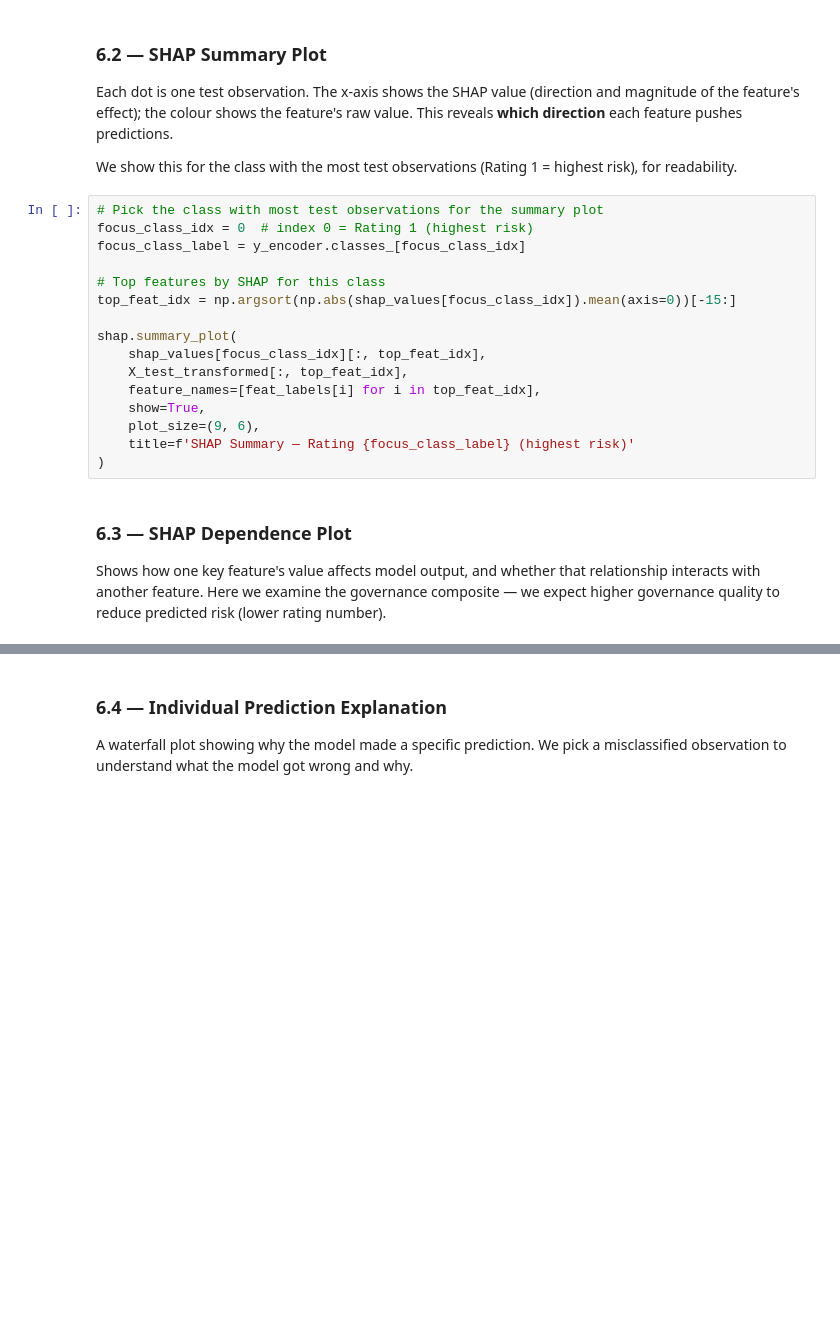
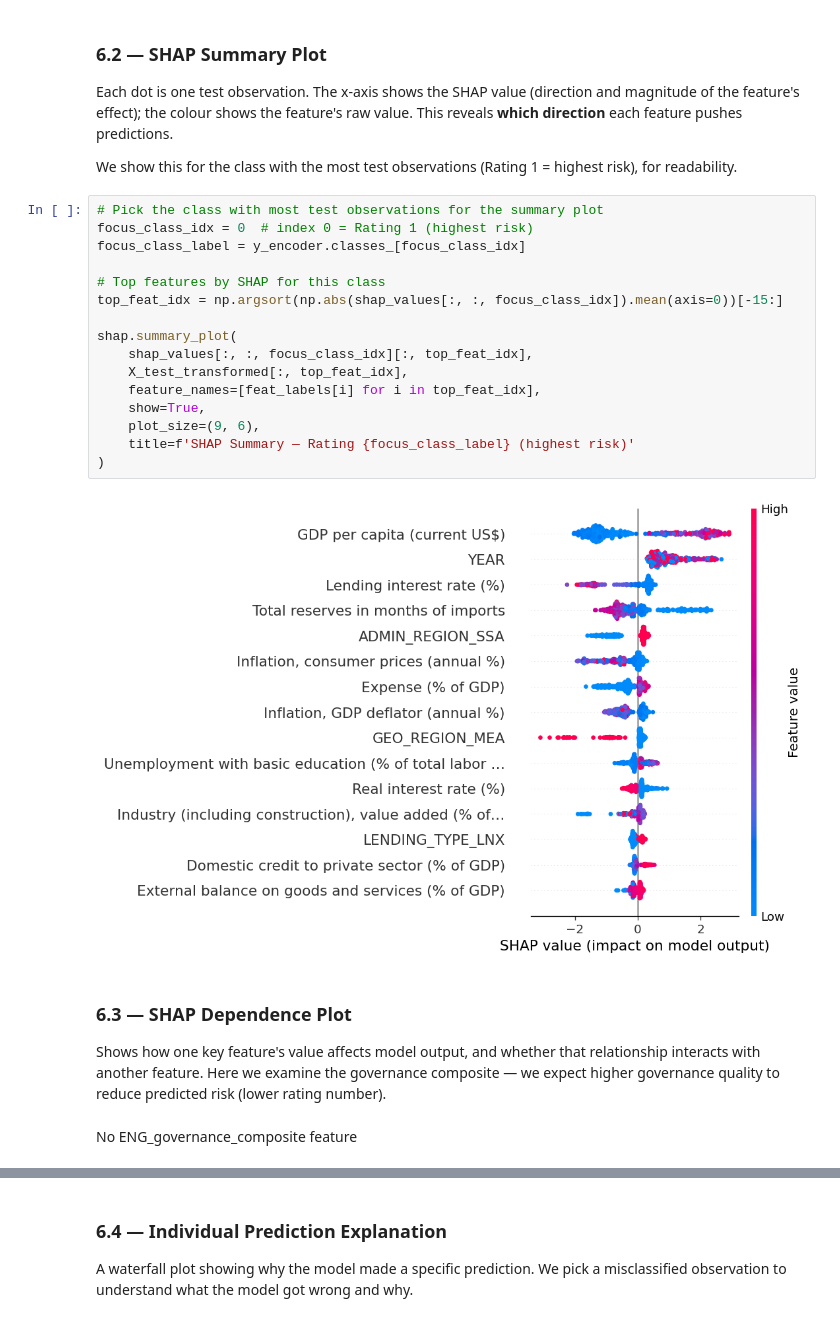
Before and after one commit to hippograndet/country_risk_rating, a Jupyter notebook: notebooks/05-Model_Analysis.ipynb, the cells around one changed output, grey strips where cells are left out. Saved outputs shown, nothing was run; the diff lists cells and outputs as text; blank space fills up the shorter version.

```diff
--- a/notebooks/05-Model_Analysis.ipynb
+++ b/notebooks/05-Model_Analysis.ipynb
@@ -364,21 +475,25 @@ We show this for the class with the most test observations (Rating 1 = highest r
 # %%
 # Pick the class with most test observations for the summary plot
 focus_class_idx = 0  # index 0 = Rating 1 (highest risk)
 focus_class_label = y_encoder.classes_[focus_class_idx]
 
 # Top features by SHAP for this class
-top_feat_idx = np.argsort(np.abs(shap_values[focus_class_idx]).mean(axis=0))[-15:]
+top_feat_idx = np.argsort(np.abs(shap_values[:, :, focus_class_idx]).mean(axis=0))[-15:]
 
 shap.summary_plot(
-    shap_values[focus_class_idx][:, top_feat_idx],
+    shap_values[:, :, focus_class_idx][:, top_feat_idx],
     X_test_transformed[:, top_feat_idx],
     feature_names=[feat_labels[i] for i in top_feat_idx],
     show=True,
     plot_size=(9, 6),
     title=f'SHAP Summary — Rating {focus_class_label} (highest risk)'
 )
+# %% [output]
+[figure, added]
 # %% [markdown]
 ### 6.3 — SHAP Dependence Plot
 
 Shows how one key feature's value affects model output, and whether that relationship interacts with another feature. Here we examine the governance composite — we expect higher governance quality to reduce predicted risk (lower rating number).
+# %% [markdown]
+No ENG_governance_composite feature
 # %%
```
Also changed, not shown: parts of 21 cells of this notebook, 13 other files.
